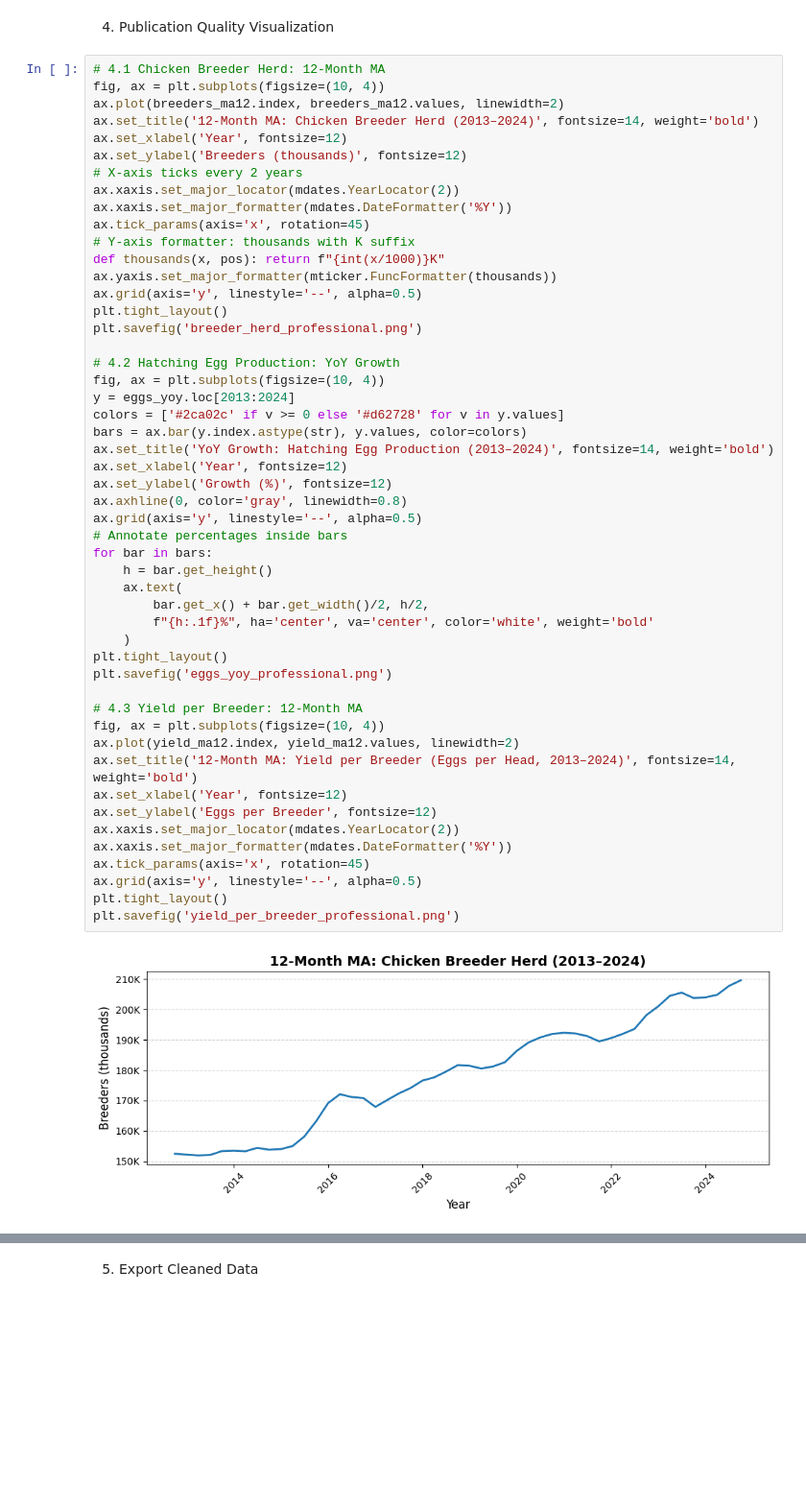
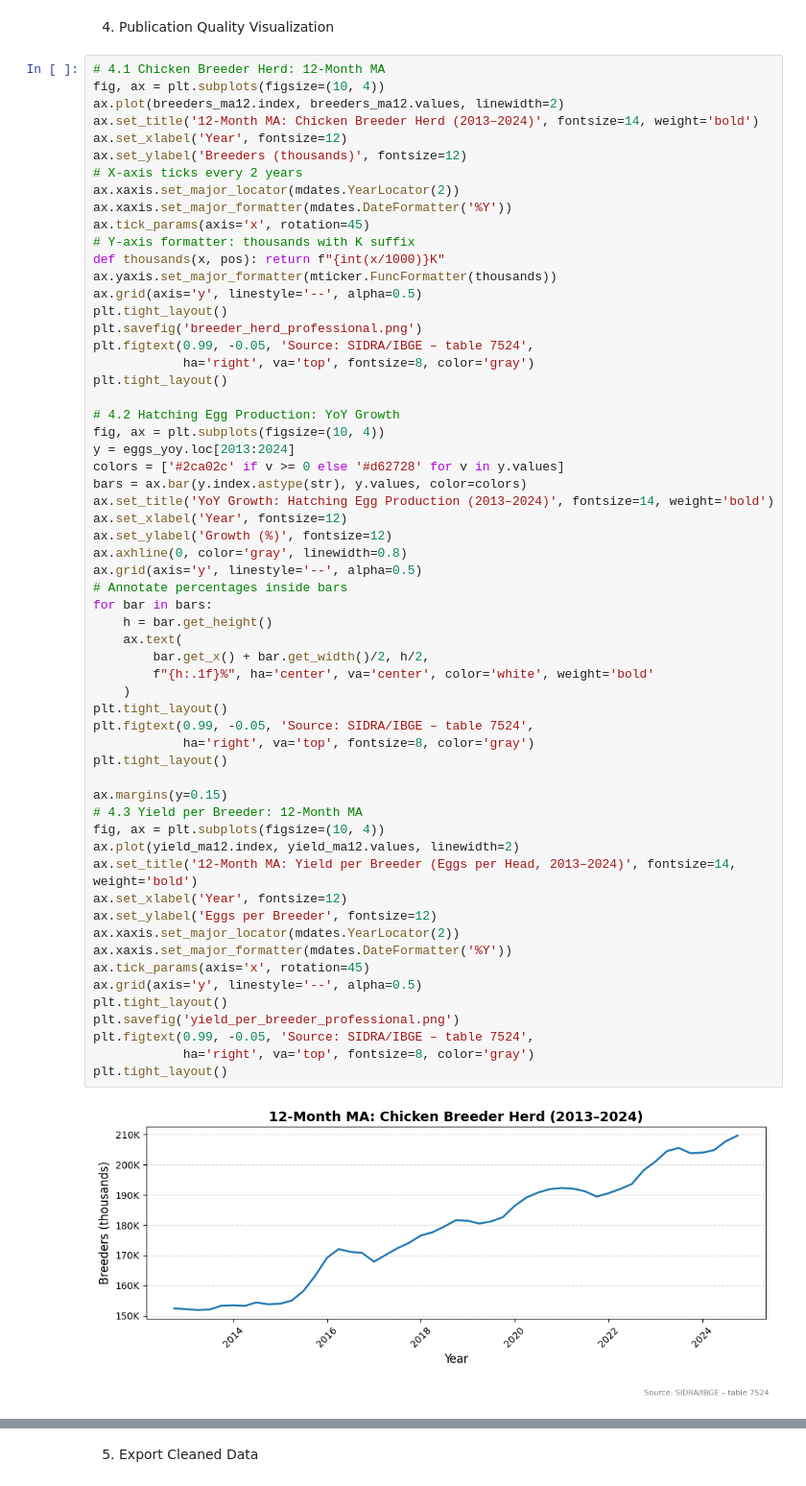
Before and after one commit to renanliraa/poultry-sector-analysis, a Jupyter notebook: ProgrammingChallenge_RenanLira.ipynb, the cells around one changed output, grey strips where cells are left out. Shown at 96% size. Saved outputs shown, nothing was run; the diff lists cells and outputs as text; blank space fills up the shorter version.

Commit message:
Update notebook with data source caption on charts

```diff
--- a/ProgrammingChallenge_RenanLira.ipynb
+++ b/ProgrammingChallenge_RenanLira.ipynb
@@ -86,38 +86,47 @@ ax.yaxis.set_major_formatter(mticker.FuncFormatter(thousands))
 ax.grid(axis='y', linestyle='--', alpha=0.5)
 plt.tight_layout()
 plt.savefig('breeder_herd_professional.png')
+plt.figtext(0.99, -0.05, 'Source: SIDRA/IBGE – table 7524',
+            ha='right', va='top', fontsize=8, color='gray')
+plt.tight_layout()
 
 # 4.2 Hatching Egg Production: YoY Growth
 fig, ax = plt.subplots(figsize=(10, 4))
 y = eggs_yoy.loc[2013:2024]
 colors = ['#2ca02c' if v >= 0 else '#d62728' for v in y.values]
 bars = ax.bar(y.index.astype(str), y.values, color=colors)
 ax.set_title('YoY Growth: Hatching Egg Production (2013–2024)', fontsize=14, weight='bold')
 ax.set_xlabel('Year', fontsize=12)
 ax.set_ylabel('Growth (%)', fontsize=12)
 ax.axhline(0, color='gray', linewidth=0.8)
 ax.grid(axis='y', linestyle='--', alpha=0.5)
 # Annotate percentages inside bars
 for bar in bars:
     h = bar.get_height()
     ax.text(
         bar.get_x() + bar.get_width()/2, h/2,
         f"{h:.1f}%", ha='center', va='center', color='white', weight='bold'
     )
 plt.tight_layout()
-plt.savefig('eggs_yoy_professional.png')
+plt.figtext(0.99, -0.05, 'Source: SIDRA/IBGE – table 7524',
+            ha='right', va='top', fontsize=8, color='gray')
+plt.tight_layout()
 
+ax.margins(y=0.15)
 # 4.3 Yield per Breeder: 12-Month MA
 fig, ax = plt.subplots(figsize=(10, 4))
 ax.plot(yield_ma12.index, yield_ma12.values, linewidth=2)
 ax.set_title('12-Month MA: Yield per Breeder (Eggs per Head, 2013–2024)', fontsize=14, weight='bold')
 ax.set_xlabel('Year', fontsize=12)
 ax.set_ylabel('Eggs per Breeder', fontsize=12)
 ax.xaxis.set_major_locator(mdates.YearLocator(2))
 ax.xaxis.set_major_formatter(mdates.DateFormatter('%Y'))
 ax.tick_params(axis='x', rotation=45)
 ax.grid(axis='y', linestyle='--', alpha=0.5)
 plt.tight_layout()
 plt.savefig('yield_per_breeder_professional.png')
+plt.figtext(0.99, -0.05, 'Source: SIDRA/IBGE – table 7524',
+            ha='right', va='top', fontsize=8, color='gray')
+plt.tight_layout()
 # %% [output]
-[figure, old version]
+[figure, new version]
```
Also changed, not shown: parts of 1 cell of this notebook.
